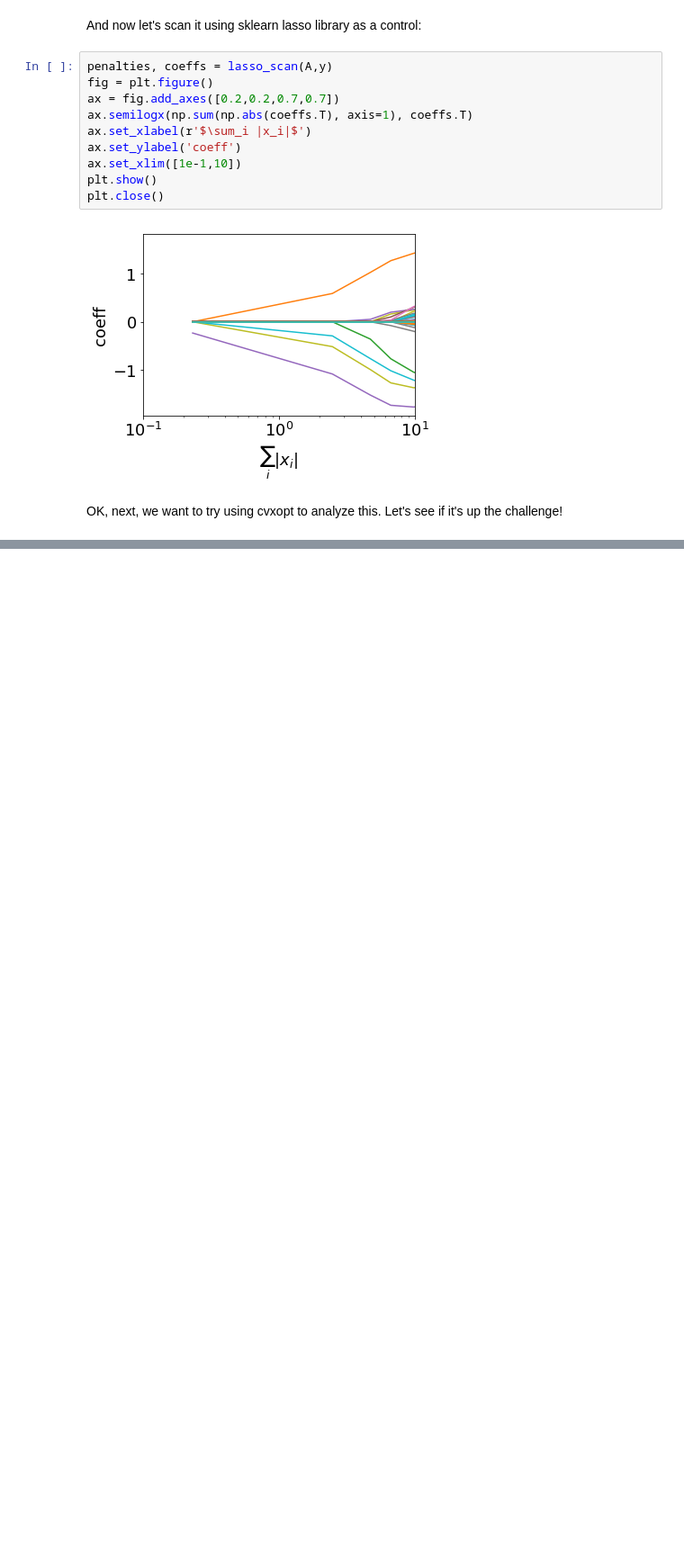
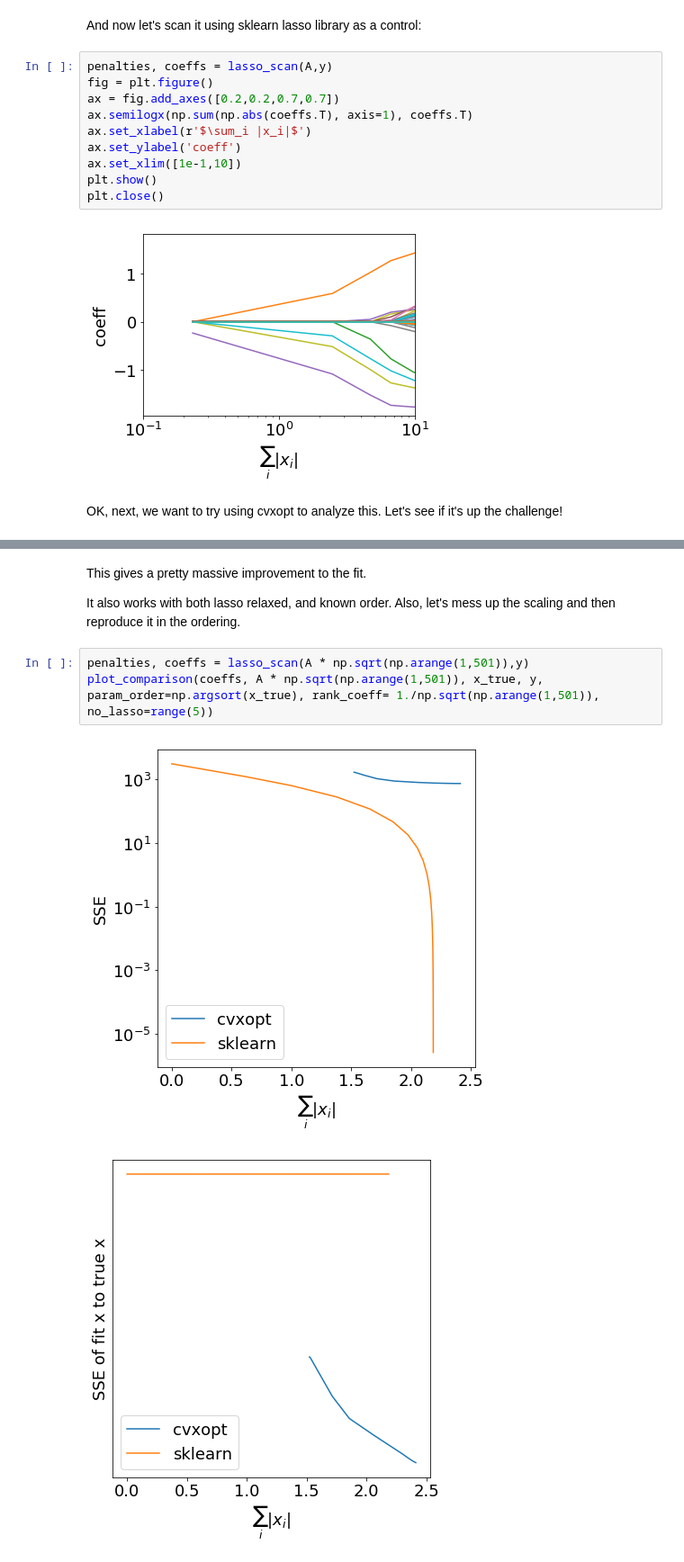
Before and after one commit to rhys-m-adams/Rank_enforced_Lasso, a Jupyter notebook: lasso_demo_using_cvxopt.ipynb, the cells around one changed output, grey strips where cells are left out. Shown: that part at 90% size. Saved outputs shown, nothing was run; the diff lists cells and outputs as text; blank space fills up the shorter version.

```diff
--- a/lasso_demo_using_cvxopt.ipynb
+++ b/lasso_demo_using_cvxopt.ipynb
@@ -172,0 +176,10 @@ plot_comparison(coeffs[:,:30], A, x_true, y, no_lasso=[], param_order=np.argsort
+# %% [markdown]
+This gives a pretty massive improvement to the fit.
+
+It also works with both lasso relaxed, and known order. Also, let's mess up the scaling and then reproduce it in the ordering.
+# %%
+penalties, coeffs = lasso_scan(A * np.sqrt(np.arange(1,501)),y)
+plot_comparison(coeffs, A * np.sqrt(np.arange(1,501)), x_true, y, param_order=np.argsort(x_true), rank_coeff= 1./np.sqrt(np.arange(1,501)), no_lasso=range(5))
+# %% [output]
+[figure, added]
+[figure, added]
```
Also changed, not shown: parts of 13 cells of this notebook, 2 other files.
